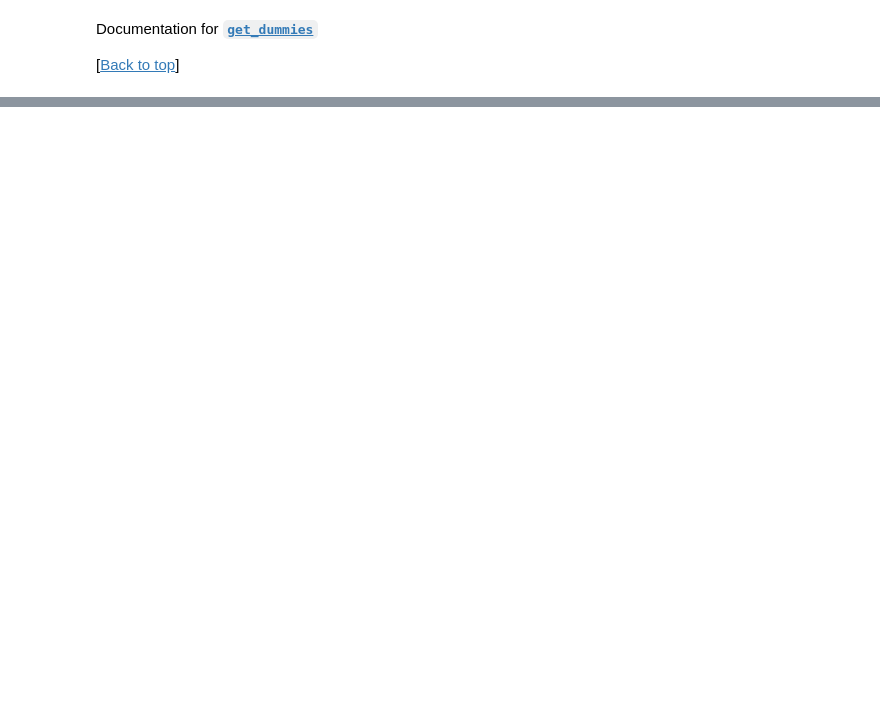
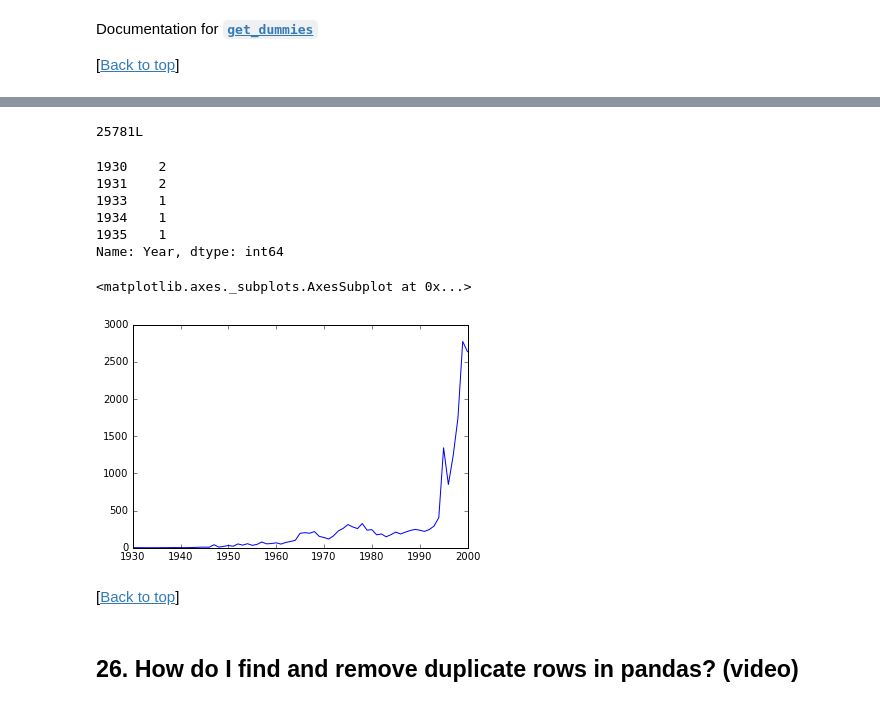
Before and after one commit to justmarkham/pandas-videos, a Jupyter notebook: pandas.ipynb, the cells around one changed output, grey strips where cells are left out. Cells and saved outputs as stored; diff of their text form; code cells hidden in the pictures; blank space fills up the shorter version.

Commit message:
add code for videos 25 and 26

```diff
--- a/pandas.ipynb
+++ b/pandas.ipynb
@@ -2566,0 +2571,4 @@ Documentation for [**`get_dummies`**](http://pandas.pydata.org/pandas-docs/stabl
+# %%
+# read a dataset of UFO reports into a DataFrame
+ufo = pd.read_csv('http://bit.ly/uforeports')
+ufo.head()
@@ -2566,0 +2602,4 @@ Documentation for [**`get_dummies`**](http://pandas.pydata.org/pandas-docs/stabl
+# %%
+# convert 'Time' to datetime format
+ufo['Time'] = pd.to_datetime(ufo.Time)
+ufo.head()
@@ -2566,0 +2675,5 @@ Documentation for [**`get_dummies`**](http://pandas.pydata.org/pandas-docs/stabl
+# %%
+# timedelta objects also have attributes you can access
+(ufo.Time.max() - ufo.Time.min()).days
+# %% [output]
+25781L
@@ -2566,0 +2683,21 @@ Documentation for [**`get_dummies`**](http://pandas.pydata.org/pandas-docs/stabl
+# %%
+# count the number of UFO reports per year
+ufo['Year'] = ufo.Time.dt.year
+ufo.Year.value_counts().sort_index().head()
+# %% [output]
+1930    2
+1931    2
+1933    1
+1934    1
+1935    1
+Name: Year, dtype: int64
+# %%
+# plot the number of UFO reports per year (line plot is the default)
+ufo.Year.value_counts().sort_index().plot()
+# %% [output]
+<matplotlib.axes._subplots.AxesSubplot at 0x...>
+[figure, added]
+# %% [markdown]
+[<a href="#Python-pandas-Q&A-video-series-by-Data-School">Back to top</a>]
+# %% [markdown]
+## 26. How do I find and remove duplicate rows in pandas? (video)
```
Also changed, not shown: parts of 34 cells of this notebook, 1 other file.
